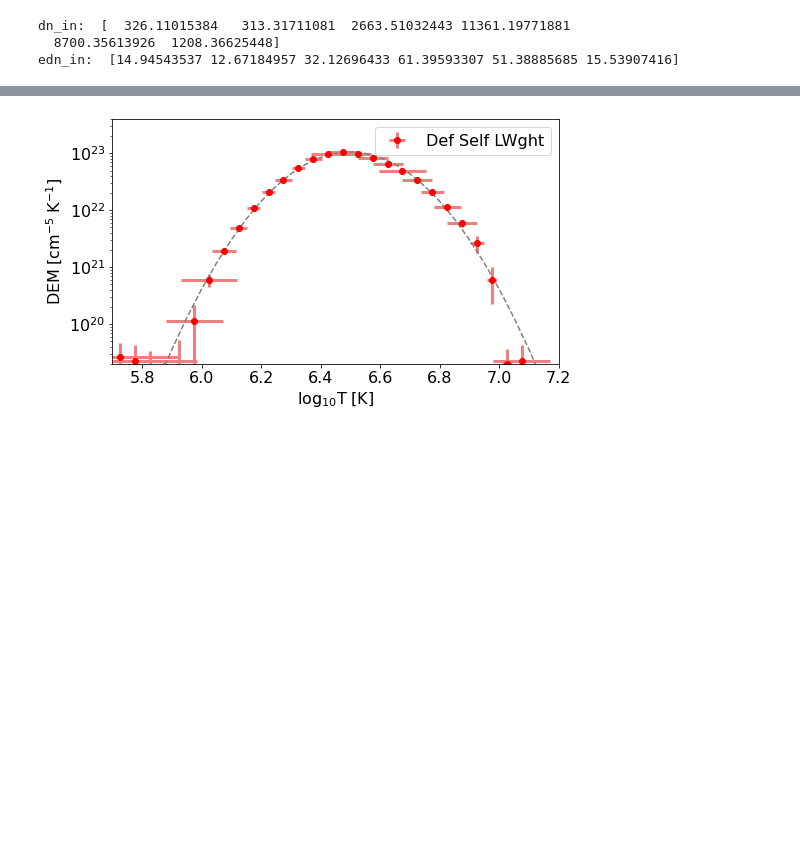
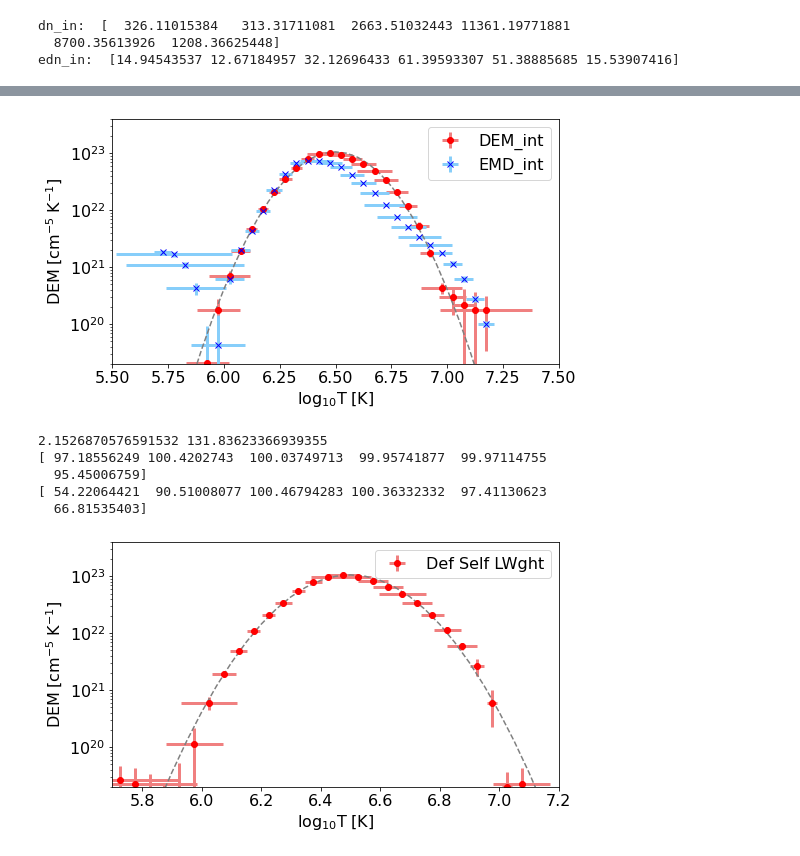
Before and after one commit to ianan/demreg, a Jupyter notebook: python/testing_new.ipynb, the cells around one changed output, grey strips where cells are left out. Cells and saved outputs as stored; diff of their text form; code cells hidden in the pictures; blank space fills up the shorter version.

```diff
--- a/python/testing_new.ipynb
+++ b/python/testing_new.ipynb
@@ -70,14 +70,17 @@ dn_in:  [  326.11015384   313.31711081  2663.51032443 11361.19771881
 edn_in:  [14.94543537 12.67184957 32.12696433 61.39593307 51.38885685 15.53907416]
 # %%
 mint=5.7
-maxt=7.1
+maxt=7.2
 dlogt=0.05
 temps=10**np.arange(mint,maxt+dlogt,dlogt)
 mlogt=([np.mean([(np.log10(temps[i])),np.log10((temps[i+1]))]) \
         for i in np.arange(0,len(temps)-1)])
-dem0,edem0,elogt0,chisq0,dn_reg0=dn2dem_pos(dn_in,edn_in,trmatrix,tresp_logt,temps,nmu=500)
-dem0,edem0,elogt0,chisq0,dn_reg0=dn2dem_pos(dn_in,edn_in,trmatrix,tresp_logt,temps,rgt_fact=0.1)
-dem0,edem0,elogt0,chisq0,dn_reg0=dn2dem_pos(dn_in,edn_in,trmatrix,tresp_logt,temps,rgt_fact=0.1,warn=False)
+dem0,edem0,elogt0,chisq0,dn_reg0=dn2dem_pos(dn_in,edn_in,trmatrix,tresp_logt,temps,max_iter=1000)
+# print(dem0)
+dem1,edem1,elogt1,chisq1,dn_reg1=dn2dem_pos(dn_in,edn_in,trmatrix,tresp_logt,temps,max_iter=1000,emd_int=True,emd_ret=False,gloci=1)
+# print(emd1)
+# dem0,edem0,elogt0,chisq0,dn_reg0=dn2dem_pos(dn_in,edn_in,trmatrix,tresp_logt,temps,rgt_fact=0.1)
+# dem0,edem0,elogt0,chisq0,dn_reg0=dn2dem_pos(dn_in,edn_in,trmatrix,tresp_logt,temps,rgt_fact=0.1,warn=False)
 # dem0,edem0,elogt0,chisq0,dn_reg0=dn2dem_pos(-1*dn_in,edn_in,trmatrix,tresp_logt,temps,rgt_fact=0.1,warn=False)
 # dem0,edem0,elogt0,chisq0,dn_reg0=dn2dem_pos(dn_in,edn_in,trmatrix,tresp_logt,temps,rgt_fact=2.5)
 
@@ -91,3 +91,32 @@ Warning, rgt_fact should be > 1, for postivity loop to iterate properly.
+# %%
+#  Plot it all
+yr=[2e19,4e23]
+xr=[5.5,7.5]#np.log10([min(temps),max(temps)])
+fig = plt.figure(figsize=(8, 4.5))
+plt.errorbar(mlogt,dem0,xerr=elogt0,yerr=edem0,fmt='or',\
+             ecolor='lightcoral', elinewidth=3, capsize=0,label='DEM_int')
+plt.errorbar(mlogt,dem1,xerr=elogt1,yerr=edem1,fmt='xb',\
+             ecolor='lightskyblue', elinewidth=3, capsize=0,label='EMD_int')
+plt.plot(tresp_logt,dem_mod,'--',color='grey')
+plt.xlabel('$\mathrm{\log_{10}T\;[K]}$')
+plt.ylabel('$\mathrm{DEM\;[cm^{-5}\;K^{-1}]}$')
+plt.ylim(yr)
+plt.xlim(xr)
+plt.rcParams.update({'font.size': 16})
+plt.yscale('log')
+plt.legend()
+plt.show()
+
+print(chisq0,chisq1)
+print(100*dn_reg0/dn_in)
+print(100*dn_reg1/dn_in)
+# %% [output]
+[figure, added]
+2.1526870576591532 131.83623366939355
+[ 97.18556249 100.4202743  100.03749713  99.95741877  99.97114755
+  95.45006759]
+[ 54.22064421  90.51008077 100.46794283 100.36332332  97.41130623
+  66.81535403]
 # %%
 #  Setup the T binning for DEM solution
 mint=5.7
```
Also changed, not shown: parts of 5 cells of this notebook, 1 other file.
